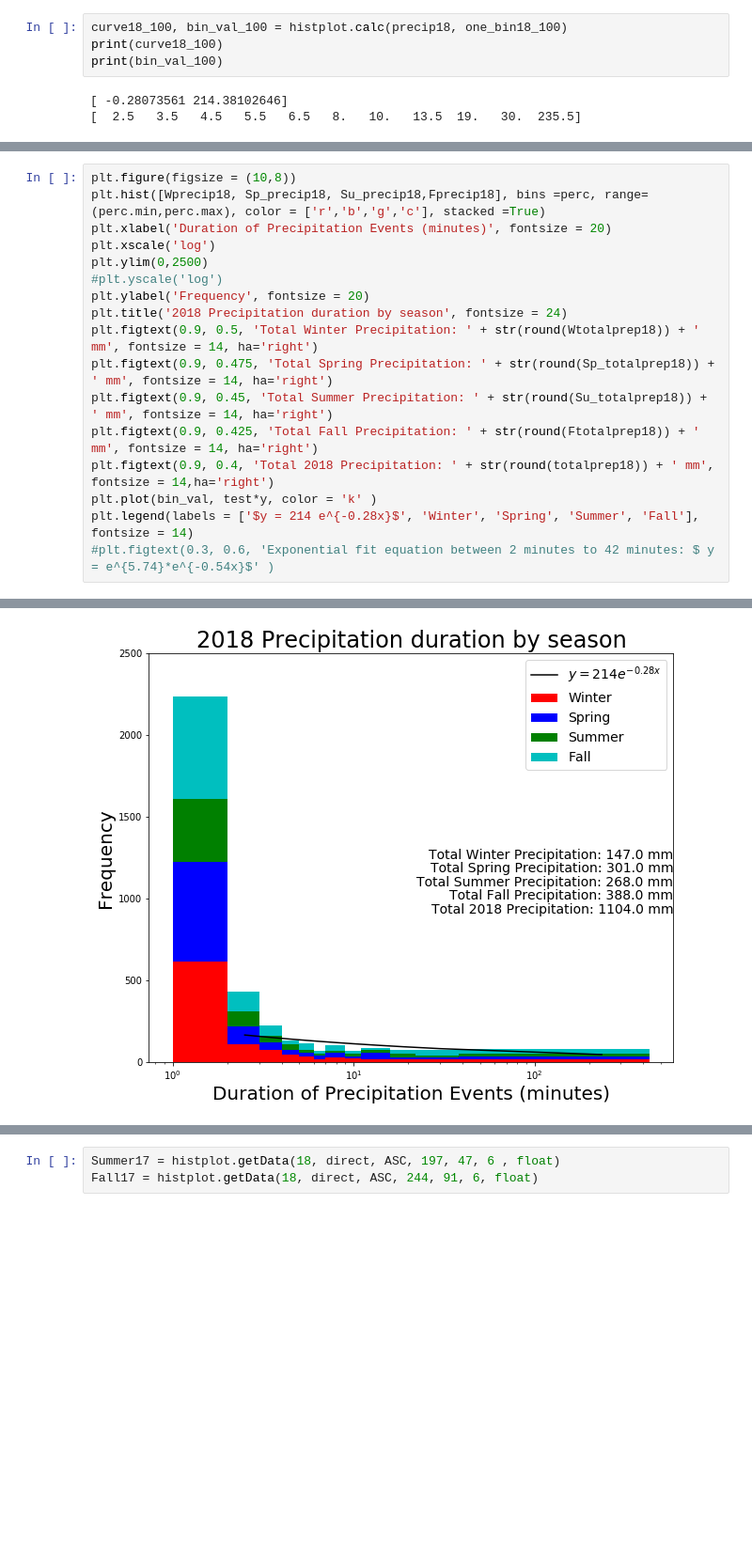
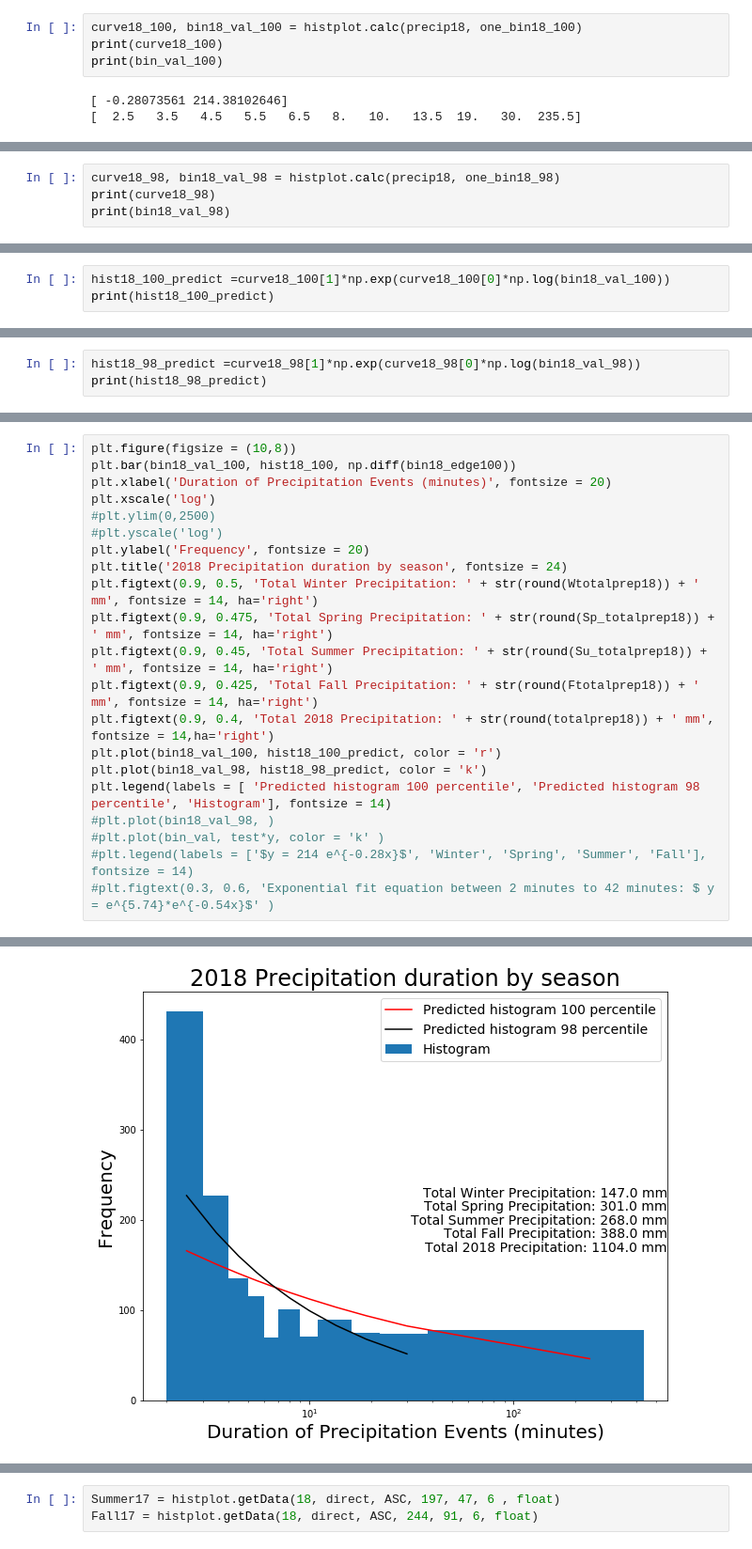
Before and after one commit to zhangt3-e/senior_thesis, a Jupyter notebook: Code/exponentials.ipynb, the cells around one changed output, grey strips where cells are left out. Shown: that part at 94% size. Cells and saved outputs as stored; diff of their text form; blank space fills up the shorter version.

Commit message:
New type of graph to analyze

```diff
--- a/Code/exponentials.ipynb
+++ b/Code/exponentials.ipynb
@@ -88,7 +88,7 @@ print(hist18_98)
 [431 227 135 115  70 101  71  89  75  74  78]
 [431 227 135 115  70 101  71  89  75  79]
 # %%
-curve18_100, bin_val_100 = histplot.calc(precip18, one_bin18_100)
+curve18_100, bin18_val_100 = histplot.calc(precip18, one_bin18_100)
 print(curve18_100)
 print(bin_val_100)
 # %% [output]
@@ -115,0 +97,4 @@ print(np.exp(curve_fit[1]))
+# %%
+curve18_98, bin18_val_98 = histplot.calc(precip18, one_bin18_98)
+print(curve18_98)
+print(bin18_val_98)
@@ -115,0 +118,3 @@ print(np.exp(curve_fit[1]))
+# %%
+hist18_100_predict =curve18_100[1]*np.exp(curve18_100[0]*np.log(bin18_val_100))
+print(hist18_100_predict)
@@ -115,0 +125,3 @@ print(np.exp(curve_fit[1]))
+# %%
+hist18_98_predict =curve18_98[1]*np.exp(curve18_98[0]*np.log(bin18_val_98))
+print(hist18_98_predict)
@@ -116,23 +138,27 @@ print(np.exp(curve_fit[1]))
 # %%
 plt.figure(figsize = (10,8))
-plt.hist([Wprecip18, Sp_precip18, Su_precip18,Fprecip18], bins =perc, range= (perc.min,perc.max), color = ['r','b','g','c'], stacked =True)
+plt.bar(bin18_val_100, hist18_100, np.diff(bin18_edge100))
 plt.xlabel('Duration of Precipitation Events (minutes)', fontsize = 20)
 plt.xscale('log')
-plt.ylim(0,2500)
+#plt.ylim(0,2500)
 #plt.yscale('log')
 plt.ylabel('Frequency', fontsize = 20)
 plt.title('2018 Precipitation duration by season', fontsize = 24)
 plt.figtext(0.9, 0.5, 'Total Winter Precipitation: ' + str(round(Wtotalprep18)) + ' mm', fontsize = 14, ha='right')
 plt.figtext(0.9, 0.475, 'Total Spring Precipitation: ' + str(round(Sp_totalprep18)) + ' mm', fontsize = 14, ha='right')
 plt.figtext(0.9, 0.45, 'Total Summer Precipitation: ' + str(round(Su_totalprep18)) + ' mm', fontsize = 14, ha='right')
 plt.figtext(0.9, 0.425, 'Total Fall Precipitation: ' + str(round(Ftotalprep18)) + ' mm', fontsize = 14, ha='right')
 plt.figtext(0.9, 0.4, 'Total 2018 Precipitation: ' + str(round(totalprep18)) + ' mm', fontsize = 14,ha='right')
-plt.plot(bin_val, test*y, color = 'k' )
-plt.legend(labels = ['$y = 214 e^{-0.28x}$', 'Winter', 'Spring', 'Summer', 'Fall'], fontsize = 14)
+plt.plot(bin18_val_100, hist18_100_predict, color = 'r')
+plt.plot(bin18_val_98, hist18_98_predict, color = 'k')
+plt.legend(labels = [ 'Predicted histogram 100 percentile', 'Predicted histogram 98 percentile', 'Histogram'], fontsize = 14)
+#plt.plot(bin18_val_98, )
+#plt.plot(bin_val, test*y, color = 'k' )
+#plt.legend(labels = ['$y = 214 e^{-0.28x}$', 'Winter', 'Spring', 'Summer', 'Fall'], fontsize = 14)
 #plt.figtext(0.3, 0.6, 'Exponential fit equation between 2 minutes to 42 minutes: $ y = e^{5.74}*e^{-0.54x}$' )
 # %% [output]
 <matplotlib.legend.Legend at 0x...>
-[figure, old version]
+[figure, new version]
 # %%
 test = np.exp(curve_fit[1])
 y = np.exp(curve_fit[0]*logx)
```
Also changed, not shown: parts of 8 cells of this notebook, 1 other file.
